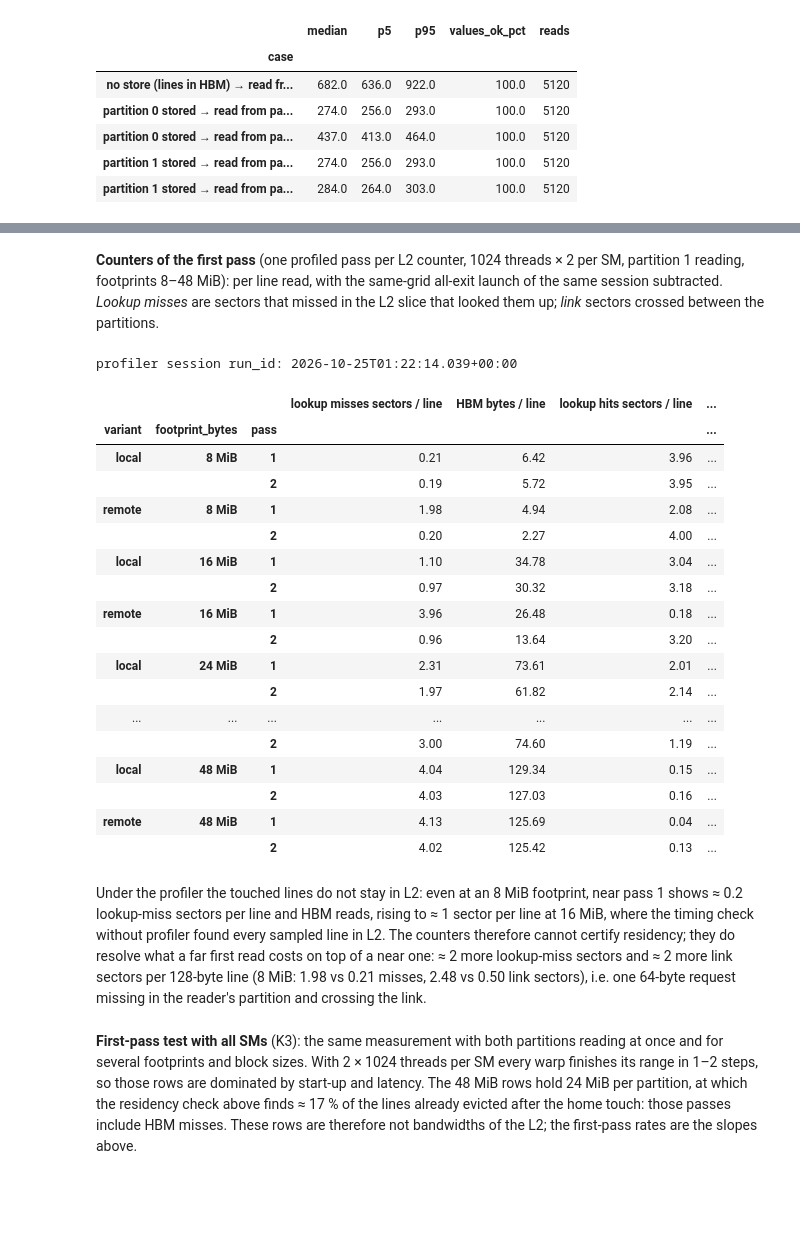
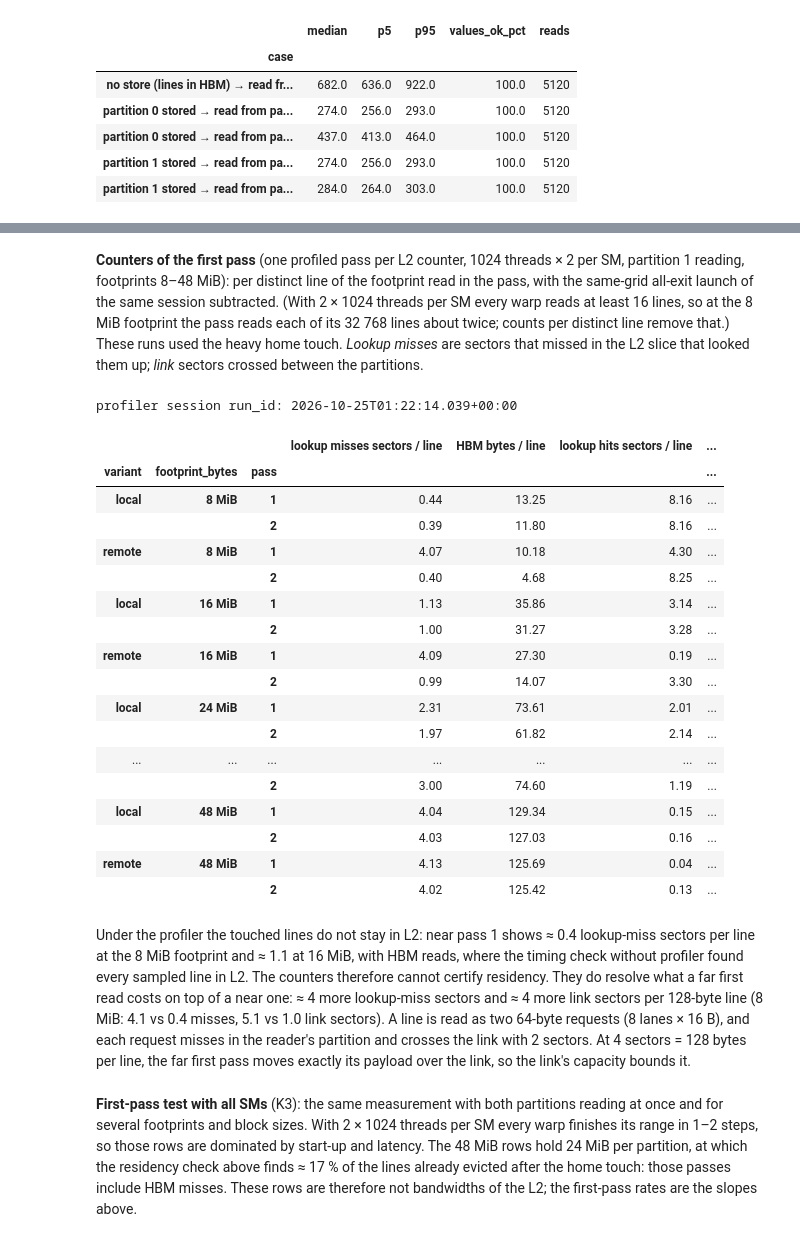
Before and after one commit to lomolisso/h100-microbench, a Jupyter notebook: experiments/05__memory_hierarchy_bandwidth/05__memory_hierarchy_bandwidth.ipynb, the cells around one changed output, grey strips where cells are left out. Cells and saved outputs as stored; diff of their text form; code cells hidden in the pictures; blank space fills up the shorter version.

```diff
--- a/experiments/05__memory_hierarchy_bandwidth/05__memory_hierarchy_bandwidth.ipynb
+++ b/experiments/05__memory_hierarchy_bandwidth/05__memory_hierarchy_bandwidth.ipynb
@@ -117,7 +118,8 @@ import numpy as np
 import pandas as pd
 import matplotlib.pyplot as plt
 from IPython.display import display
-from common05 import latest_run, read_run, runs, event_floor_ms, net_tbps, first_pass_slope, hbm_write_factor, k12_slope, resident_footprints, HBM_CYCLES
+from common05 import (latest_run, read_run, runs, event_floor_ms, net_tbps, first_pass_slope, hbm_write_factor, k12_slope,
+                      resident_footprints, HBM_CYCLES, latest_full, complete_runs)
 
 R = "results"
 pd.set_option("display.width", 200)
@@ -137,15 +139,16 @@ home = read_run("05__bandwidth__l2_home.csv", RUN3)
 RUNF, RUNS = latest_run("bw_l2", "firstpass"), latest_run("bw_l2", "storecopy")
 fpl = read_run("05__bandwidth__l2_link.csv", RUNF); fpb = read_run("05__bandwidth__l2_link_blocks.csv", RUNF)
 fres = read_run("05__bandwidth__firstpass_residency.csv", RUNF); scp = read_run("05__bandwidth__storecopy.csv", RUNS)
+RUNF_HEAVY = complete_runs("bw_l2", "firstpass")[-2]   # the previous first-pass run: heavy home touch (2 × 1024 threads, ILP 4)
+fres_heavy = read_run("05__bandwidth__firstpass_residency.csv", RUNF_HEAVY)
 FLOOR = event_floor_ms()  # ms: median elapsed time of an empty cudaEvent pair (separate timer-characterisation run)
 for d in (l2, lk, fpl):   # GPU-wide rates with the event floor removed; B/cycle with the clock the blocks measured
     d["tbps"] = net_tbps(d, FLOOR); d["bpc_chip"] = d.tbps * 1e12 / (d.sm_mhz_blocks * 1e6)
 dr["gbps_per_sm"] = dr.gbps_per_sm * dr.ms_event / (dr.ms_event - FLOOR); dr["tbps"] = net_tbps(dr, FLOOR)
-def latest_ncu(f):
-    n = pd.read_csv(f"{R}/{f}")
-    return n[n.run_id == n.run_id.max()].reset_index(drop=True)
+def latest_ncu(f):   # latest profiled run that is not a --quick smoke run
+    return latest_full(pd.read_csv(f"{R}/{f}"))
 n12, nl2, ndr = latest_ncu("05__bandwidth__ncu_smem_l1.csv"), latest_ncu("05__bandwidth__ncu_l2.csv"), latest_ncu("05__bandwidth__ncu_dram.csv")
 clog = pd.read_csv(f"{R}/05__memory_hierarchy_bandwidth__clock_log.csv")
-print("runs used:", {"K1/K2": RUN12, "K3/K5": RUN3, "link": RUNL, "first pass": RUNF, "store copies": RUNS, "K4/K5": RUN4, "ncu L2": nl2.run_id[0]})
+print("runs used:", {"K1/K2": RUN12, "K3/K5": RUN3, "link": RUNL, "first pass": RUNF, "first pass, heavy touch (residency only)": RUNF_HEAVY, "store copies": RUNS, "K4/K5": RUN4, "ncu L2": nl2.run_id[0]})
 print(f"cudaEvent floor subtracted: {FLOOR * 1e3:.2f} µs")
 # %% [output]
@@ -492,7 +495,10 @@ fl = valid(fpl).assign(cfg=lambda d: d.threads.astype(str) + " thr × " + (d.blo
 res = (fres.cycles > HBM_CYCLES).groupby(fres.footprint_bytes).mean()   # share of sampled lines not in L2
 ok = resident_footprints(fres)
 fig, axs = plt.subplots(1, 2, figsize=(12, 4.2), gridspec_kw={"width_ratios": [1, 1.6]})
-axs[0].plot(res.index / 2**20, 100 * res.values, "o-", color=C[0])
+res_h = (fres_heavy.cycles > HBM_CYCLES).groupby(fres_heavy.footprint_bytes).mean()
+axs[0].plot(res.index / 2**20, 100 * res.values, "o-", color=C[0], label="gentle touch: 1 × 1024 thr/SM, ILP 1")
+axs[0].plot(res_h.index / 2**20, 100 * res_h.values, "s--", color=C[1], label="heavy touch: 2 × 1024 thr/SM, ILP 4")
+axs[0].legend(fontsize=8)
 axs[0].set_xlabel("footprint (MiB; half of it homed in each partition)"); axs[0].set_ylabel(f"% of sampled lines not in L2 (> {HBM_CYCLES} cycles)")
 axs[0].set_title("(a) residency after the home touch", fontsize=10)
 rows = []
@@ -504,10 +510,9 @@ for j, cfg in enumerate(["1024 thr × 1 per SM", "512 thr × 1 per SM", "1024 th
             # 2 × 1024 per SM: blocks start up to µs apart (span ≠ start-up + payload / rate), and below 8.25 MiB per
             # direction every warp still reads one whole step of 16 lines (ranges wrap), so the payload barely changes
             rate, icpt, p5, p95 = first_pass_slope(dk) if j < 2 else (np.nan,) * 4
-            mhz = dk.sm_mhz_blocks.median()
             rows.append({"block config": cfg, "lines": "near (local)" if v_ == "local" else "far (remote)", "pass": ps,
                          "TB/s (slope)": rate / 1e3, "p5": p5 / 1e3, "p95": p95 / 1e3, "start-up µs": icpt / 1e3,
-                         "B/cycle per reading SM": rate * 1e9 / (mhz * 1e6) / 66, "launches": len(dk)})
+                         "B/cycle per reading SM": rate * 1e9 / 1635e6 / 66, "launches": len(dk)})
             if ps == 1:
                 m = d.groupby("bytes").span_ns.median()
                 axs[1].plot(m.index / 2**20, m.values / 1e3, mk, color=C[j], alpha=1 if j == 0 else 0.55,
@@ -519,5 +524,6 @@ axs[1].set_xlabel("payload per direction (MiB)"); axs[1].set_ylabel("span of pas
 axs[1].set_title("(b) one pass: start-up + payload / rate", fontsize=10); axs[1].legend(fontsize=7, ncol=2)
 fig.tight_layout(); plt.show()
 print("footprints used for the fits (MiB):", [int(f) >> 20 for f in ok])
+print("% of sampled lines not in L2 — gentle touch:", (100 * res).round(2).to_dict(), "| heavy touch:", (100 * res_h).round(2).to_dict())
 display(pd.DataFrame(rows).set_index(["block config", "lines", "pass"]).round(2))
 # %% [output]
@@ -540,32 +547,33 @@ footprints used for the fits (MiB): [8, 12, 16]
 # %% [markdown]
-**Counters of the first pass** (one profiled pass per L2 counter, 1024 threads × 2 per SM, partition 1 reading, footprints 8–48 MiB): per line read, with the same-grid all-exit launch of the same session subtracted. *Lookup misses* are sectors that missed in the L2 slice that looked them up; *link* sectors crossed between the partitions.
+**Counters of the first pass** (one profiled pass per L2 counter, 1024 threads × 2 per SM, partition 1 reading, footprints 8–48 MiB): per distinct line of the footprint read in the pass, with the same-grid all-exit launch of the same session subtracted. (With 2 × 1024 threads per SM every warp reads at least 16 lines, so at the 8 MiB footprint the pass reads each of its 32 768 lines about twice; counts per distinct line remove that.) These runs used the heavy home touch. *Lookup misses* are sectors that missed in the L2 slice that looked them up; *link* sectors crossed between the partitions.
 # %%
 tabs = []
 for tag, m in [("lookup misses", "lts__t_sectors_srcunit_tex_op_read_lookup_miss.sum"), ("lookup hits", "lts__t_sectors_srcunit_tex_op_read_lookup_hit.sum"),
                ("link", "lts__t_sectors_srcunit_ltcfabric.sum"), ("L2 writes", "lts__t_sectors_op_write.sum")]:
     f = {"lookup misses": "lookup_miss", "lookup hits": "lookup_hit", "link": "fabric", "L2 writes": "write"}[tag]
-    d = pd.read_csv(f"{R}/05__bandwidth__ncu_fp_{f}.csv"); d = d[d.run_id == d.run_id.max()].reset_index(drop=True)
+    d = latest_full(pd.read_csv(f"{R}/05__bandwidth__ncu_fp_{f}.csv"))
     d["grp"] = np.arange(len(d)) // 3   # baseline, pass 1, pass 2 of one configuration
     base = d[d.role == "baseline"].set_index("grp")
     p = d[d.role == "pass"].copy()
+    p["lines"] = p.footprint_bytes // 256   # distinct lines of one direction (half of the footprint)
     p[f"{tag} sectors / line"] = (p[m] - p.grp.map(base[m])) / p.lines
     if tag == "lookup misses": p["HBM bytes / line"] = (p["dram__bytes_read.sum"] - p.grp.map(base["dram__bytes_read.sum"])) / p.lines
     tabs.append(p.set_index(["variant", "footprint_bytes", "pass"]).filter(like="/ line"))
 t = pd.concat(tabs, axis=1); t.index = t.index.set_levels([f"{x >> 20} MiB" for x in t.index.levels[1]], level=1)
 print("profiler session run_id:", d.run_id.iloc[0])
 display(t.round(2))
 # %% [output]
 profiler session run_id: 2026-10-25T01:22:14.039+00:00
 |  |  |  | lookup misses sectors / line | HBM bytes / line | lookup hits sectors / line | ... |
 | variant | footprint_bytes | pass |  |  |  | ... |
-| local | 8 MiB | 1 | 0.21 | 6.42 | 3.96 | ... |
-|  |  | 2 | 0.19 | 5.72 | 3.95 | ... |
-| remote | 8 MiB | 1 | 1.98 | 4.94 | 2.08 | ... |
-|  |  | 2 | 0.20 | 2.27 | 4.00 | ... |
-| local | 16 MiB | 1 | 1.10 | 34.78 | 3.04 | ... |
-|  |  | 2 | 0.97 | 30.32 | 3.18 | ... |
-| remote | 16 MiB | 1 | 3.96 | 26.48 | 0.18 | ... |
-|  |  | 2 | 0.96 | 13.64 | 3.20 | ... |
+| local | 8 MiB | 1 | 0.44 | 13.25 | 8.16 | ... |
+|  |  | 2 | 0.39 | 11.80 | 8.16 | ... |
+| remote | 8 MiB | 1 | 4.07 | 10.18 | 4.30 | ... |
+|  |  | 2 | 0.40 | 4.68 | 8.25 | ... |
+| local | 16 MiB | 1 | 1.13 | 35.86 | 3.14 | ... |
+|  |  | 2 | 1.00 | 31.27 | 3.28 | ... |
+| remote | 16 MiB | 1 | 4.09 | 27.30 | 0.19 | ... |
+|  |  | 2 | 0.99 | 14.07 | 3.30 | ... |
 | local | 24 MiB | 1 | 2.31 | 73.61 | 2.01 | ... |
 |  |  | 2 | 1.97 | 61.82 | 2.14 | ... |
 | ... | ... | ... | ... | ... | ... | ... |
@@ -575,7 +583,7 @@ profiler session run_id: 2026-10-25T01:22:14.039+00:00
 | remote | 48 MiB | 1 | 4.13 | 125.69 | 0.04 | ... |
 |  |  | 2 | 4.02 | 125.42 | 0.13 | ... |
 # %% [markdown]
-Under the profiler the touched lines do not stay in L2: even at an 8 MiB footprint, near pass 1 shows ≈ 0.2 lookup-miss sectors per line and HBM reads, rising to ≈ 1 sector per line at 16 MiB, where the timing check without profiler found every sampled line in L2. The counters therefore cannot certify residency; they do resolve what a far first read costs on top of a near one: ≈ 2 more lookup-miss sectors and ≈ 2 more link sectors per 128-byte line (8 MiB: 1.98 vs 0.21 misses, 2.48 vs 0.50 link sectors), i.e. one 64-byte request missing in the reader's partition and crossing the link.
+Under the profiler the touched lines do not stay in L2: near pass 1 shows ≈ 0.4 lookup-miss sectors per line at the 8 MiB footprint and ≈ 1.1 at 16 MiB, with HBM reads, where the timing check without profiler found every sampled line in L2. The counters therefore cannot certify residency. They do resolve what a far first read costs on top of a near one: ≈ 4 more lookup-miss sectors and ≈ 4 more link sectors per 128-byte line (8 MiB: 4.1 vs 0.4 misses, 5.1 vs 1.0 link sectors). A line is read as two 64-byte requests (8 lanes × 16 B), and each request misses in the reader's partition and crosses the link with 2 sectors. At 4 sectors = 128 bytes per line, the far first pass moves exactly its payload over the link, so the link's capacity bounds it.
 # %% [markdown]
 **First-pass test with all SMs** (K3): the same measurement with both partitions reading at once and for several footprints and block sizes. With 2 × 1024 threads per SM every warp finishes its range in 1–2 steps, so those rows are dominated by start-up and latency. The 48 MiB rows hold 24 MiB per partition, at which the residency check above finds ≈ 17 % of the lines already evicted after the home touch: those passes include HBM misses. These rows are therefore not bandwidths of the L2; the first-pass rates are the slopes above.
 # %%
```
Also changed, not shown: parts of 6 cells of this notebook, 5 other files.
